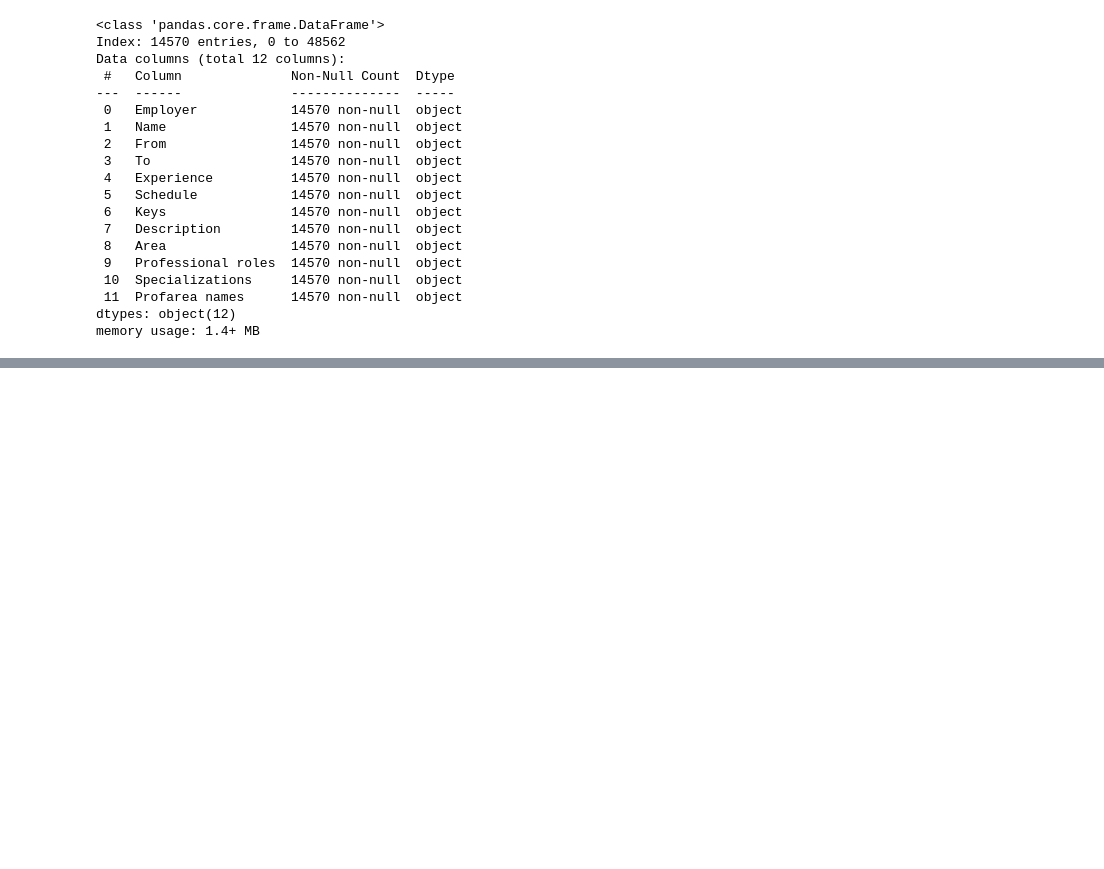
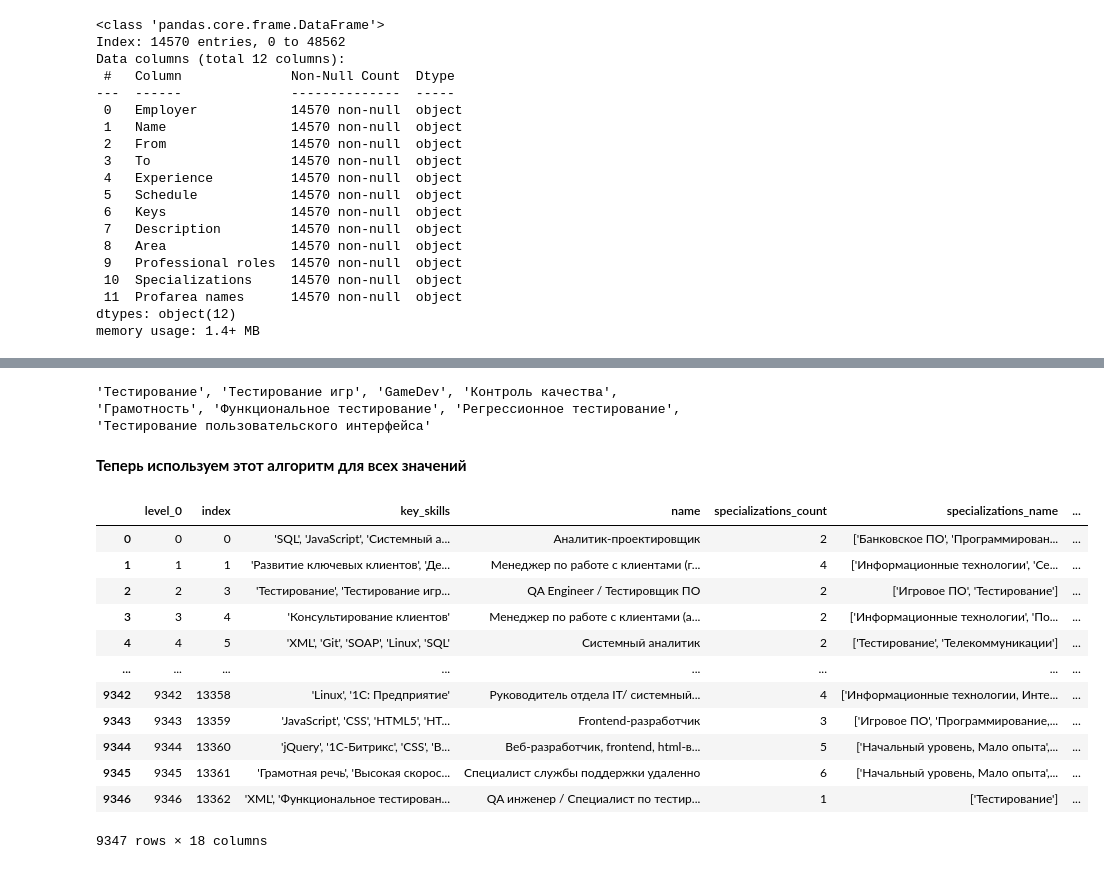
Before and after one commit to talynkova/DL_Team_6_NLP, a Jupyter notebook: Data_preparing/data_valid_1.ipynb, the cells around one changed output, grey strips where cells are left out. Saved outputs shown, nothing was run; the diff lists cells and outputs as text; code cells hidden in the pictures; blank space fills up the shorter version.

```diff
--- a/Data_preparing/data_valid_1.ipynb
+++ b/Data_preparing/data_valid_1.ipynb
@@ -272,0 +368,40 @@ memory usage: 1.4+ MB
+# %%
+input_string = data_cv['key_skills'][3]
+
+# Разбор строки в структуру данных Python
+skills_list = eval(input_string)
+
+# Извлечение названий навыков и форматирование новой строки
+formatted_string = ", ".join([f"'{skill['name']}'" for skill in skills_list])
+
+# Вывод результата
+print(formatted_string)
+# %% [output]
+'Тестирование', 'Тестирование игр', 'GameDev', 'Контроль качества', 'Грамотность', 'Функциональное тестирование', 'Регресcионное тестирование', 'Тестирование пользовательского интерфейса'
+# %% [markdown]
+**Теперь используем этот алгоритм для всех значений**
+# %%
+def transform_skills(skill):
+    skills_list = eval(skill)
+    formatted_string = ", ".join([f"'{skill['name']}'" for skill in skills_list])
+    return formatted_string
+# %%
+data_cv = data_cv.reset_index()
+# %%
+data_cv['key_skills'] = data_cv['key_skills'].apply(transform_skills)
+# %%
+data_cv
+# %% [output]
+|  | level_0 | index | key_skills | name | specializations_count | specializations_name | ... |
+| 0 | 0 | 0 | 'SQL', 'JavaScript', 'Системный а... | Аналитик-проектировщик | 2 | ['Банковское ПО', 'Программирован... | ... |
+| 1 | 1 | 1 | 'Развитие ключевых клиентов', 'Де... | Менеджер по работе с клиентами (г... | 4 | ['Информационные технологии', 'Се... | ... |
+| 2 | 2 | 3 | 'Тестирование', 'Тестирование игр... | QA Engineer / Тестировщик ПО | 2 | ['Игровое ПО', 'Тестирование'] | ... |
+| 3 | 3 | 4 | 'Консультирование клиентов' | Менеджер по работе с клиентами (а... | 2 | ['Информационные технологии', 'По... | ... |
+| 4 | 4 | 5 | 'XML', 'Git', 'SOAP', 'Linux', 'SQL' | Системный аналитик | 2 | ['Тестирование', 'Телекоммуникации'] | ... |
+| ... | ... | ... | ... | ... | ... | ... | ... |
+| 9342 | 9342 | 13358 | 'Linux', '1С: Предприятие' | Руководитель отдела IT/ системный... | 4 | ['Информационные технологии, Инте... | ... |
+| 9343 | 9343 | 13359 | 'JavaScript', 'CSS', 'HTML5', 'HT... | Frontend-разработчик | 3 | ['Игровое ПО', 'Программирование,... | ... |
+| 9344 | 9344 | 13360 | 'jQuery', '1С-Битрикс', 'CSS', 'B... | Веб-разработчик, frontend, html-в... | 5 | ['Начальный уровень, Мало опыта',... | ... |
+| 9345 | 9345 | 13361 | 'Грамотная речь', 'Высокая скорос... | Специалист службы поддержки удаленно | 6 | ['Начальный уровень, Мало опыта',... | ... |
+| 9346 | 9346 | 13362 | 'XML', 'Функциональное тестирован... | QA инженер / Специалист по тестир... | 1 | ['Тестирование'] | ... |
+9347 rows × 18 columns
```
Also changed, not shown: parts of 16 cells of this notebook.
